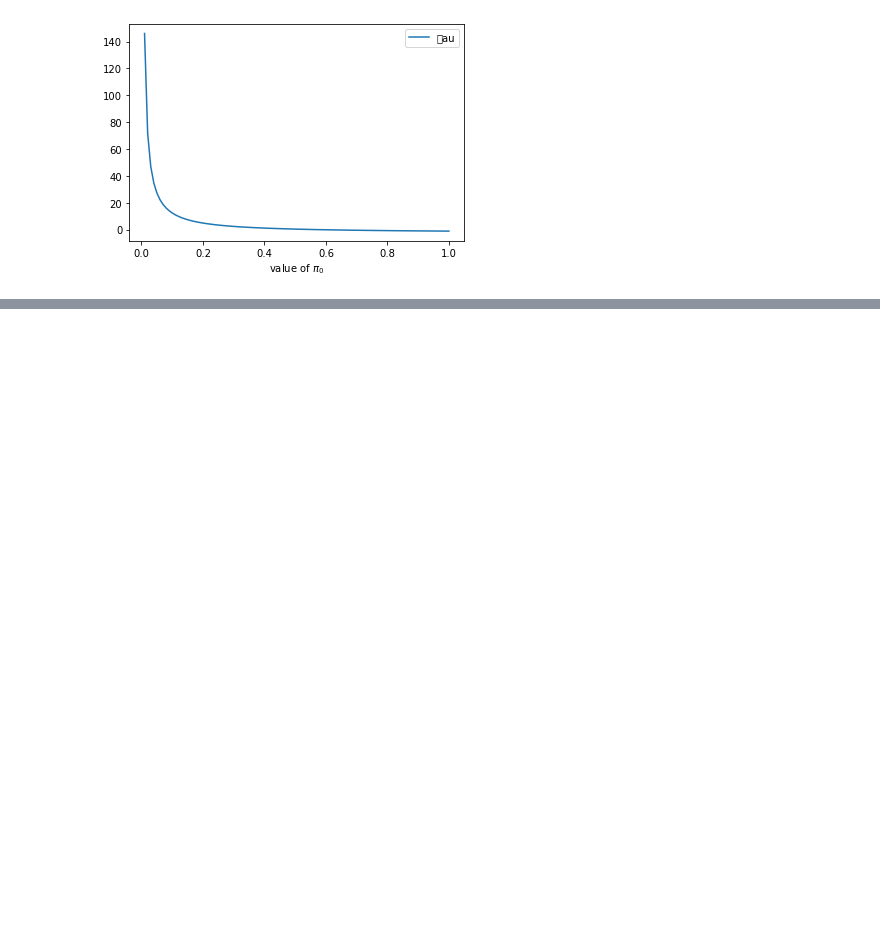
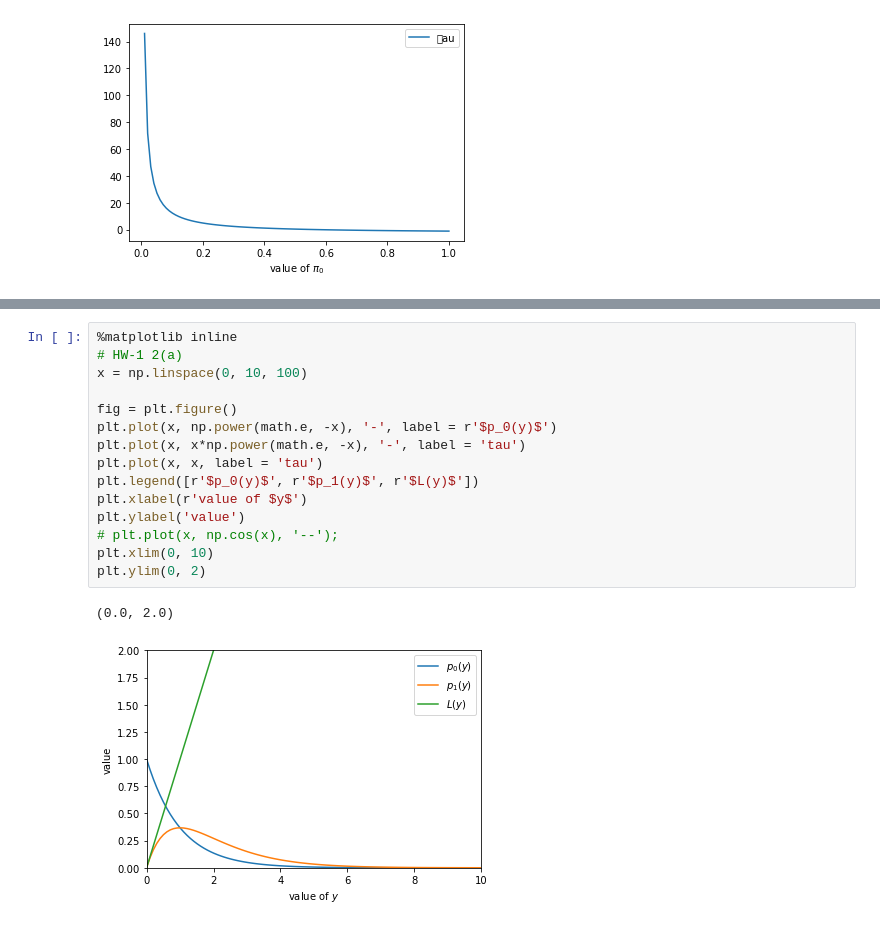
Before and after one commit to Brook1711/An-Introduction-to-signal-Detection-and-Estimation, a Jupyter notebook: 未命名.ipynb, the cells around one changed output, grey strips where cells are left out. Cells and saved outputs as stored; diff of their text form; blank space fills up the shorter version.

```diff
--- a/未命名.ipynb
+++ b/未命名.ipynb
@@ -37,0 +53,18 @@ Text(0, 0.5, '')
+# %%
+%matplotlib inline
+# HW-1 2(a)
+x = np.linspace(0, 10, 100)
+
+fig = plt.figure()
+plt.plot(x, np.power(math.e, -x), '-', label = r'$p_0(y)$')
+plt.plot(x, x*np.power(math.e, -x), '-', label = 'tau')
+plt.plot(x, x, label = 'tau')
+plt.legend([r'$p_0(y)$', r'$p_1(y)$', r'$L(y)$'])
+plt.xlabel(r'value of $y$')
+plt.ylabel('value')
+# plt.plot(x, np.cos(x), '--');
+plt.xlim(0, 10)
+plt.ylim(0, 2)
+# %% [output]
+(0.0, 2.0)
+[figure, added]
```
Also changed, not shown: parts of 3 cells of this notebook, 10 other files.
